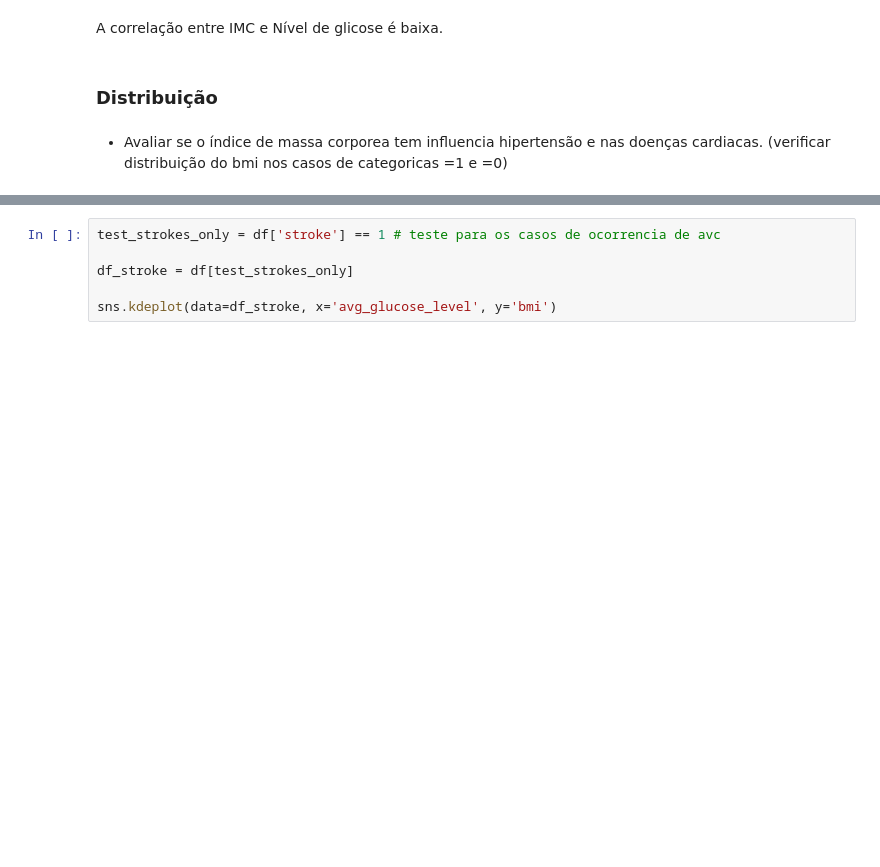
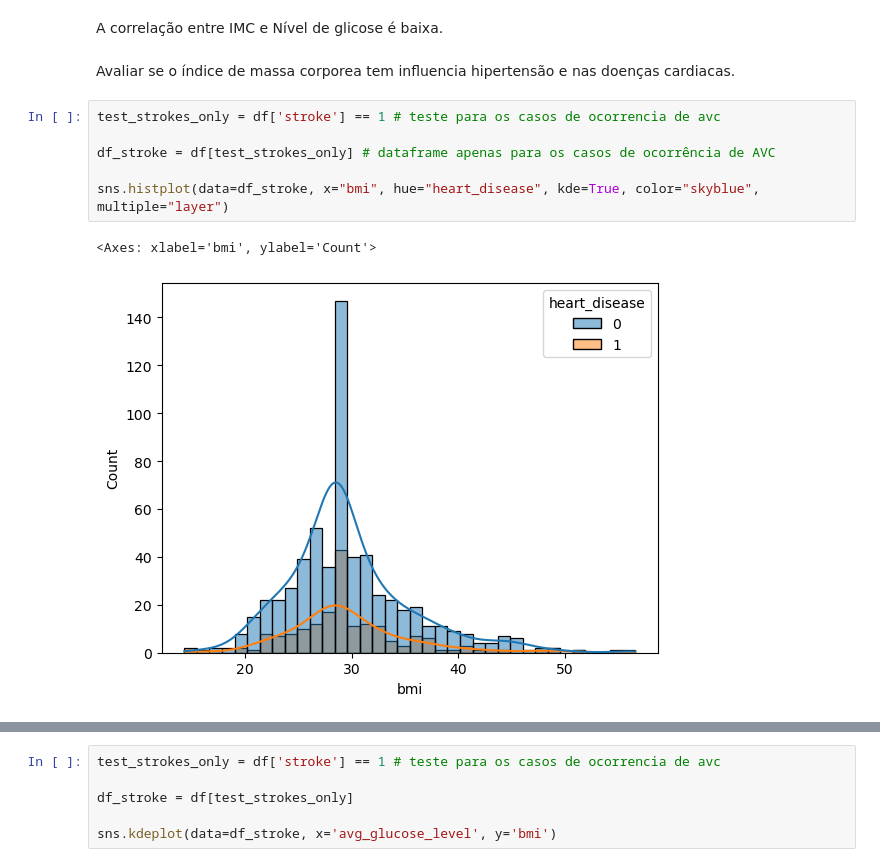
Before and after one commit to Jdss026/stroke-classifier, a Jupyter notebook: notebooks/eda.ipynb, the cells around one changed output, grey strips where cells are left out. Saved outputs shown, nothing was run; the diff lists cells and outputs as text; blank space fills up the shorter version.

```diff
--- a/notebooks/eda.ipynb
+++ b/notebooks/eda.ipynb
@@ -307,7 +311,14 @@ df_stroke[['avg_glucose_level', 'bmi']].corr()
 | bmi | 0.195533 | 1.000000 |
 # %% [markdown]
 A correlação entre IMC e Nível de glicose é baixa.
-# %% [markdown]
-### Distribuição
 # %% [markdown]
-- Avaliar se o índice de massa corporea tem influencia hipertensão e nas doenças cardiacas. (verificar distribuição do bmi nos casos de categoricas =1 e =0)
+Avaliar se o índice de massa corporea tem influencia hipertensão e nas doenças cardiacas.
+# %%
+test_strokes_only = df['stroke'] == 1 # teste para os casos de ocorrencia de avc
+
+df_stroke = df[test_strokes_only] # dataframe apenas para os casos de ocorrência de AVC
+
+sns.histplot(data=df_stroke, x="bmi", hue="heart_disease", kde=True, color="skyblue", multiple="layer")
+# %% [output]
+<Axes: xlabel='bmi', ylabel='Count'>
+[figure, added]
```
Also changed, not shown: parts of 22 cells of this notebook.
